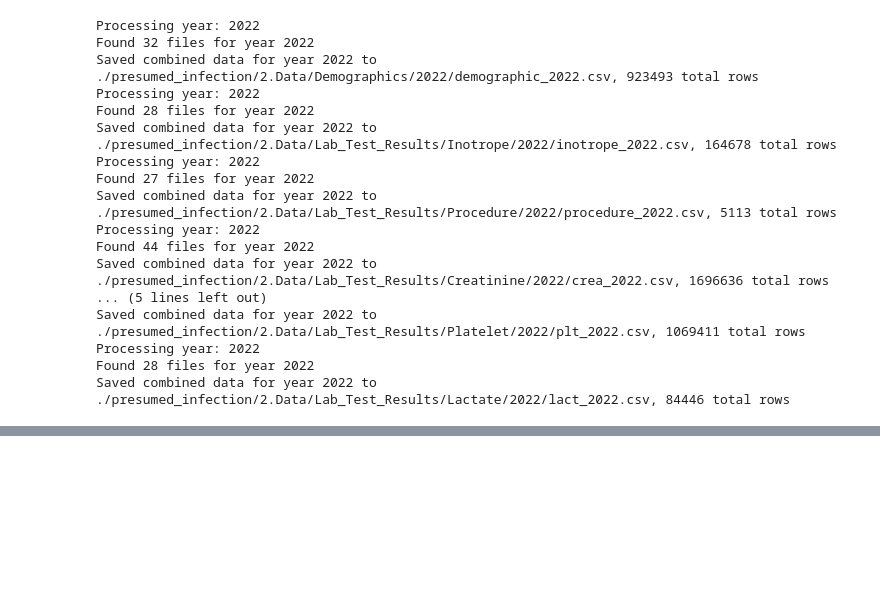
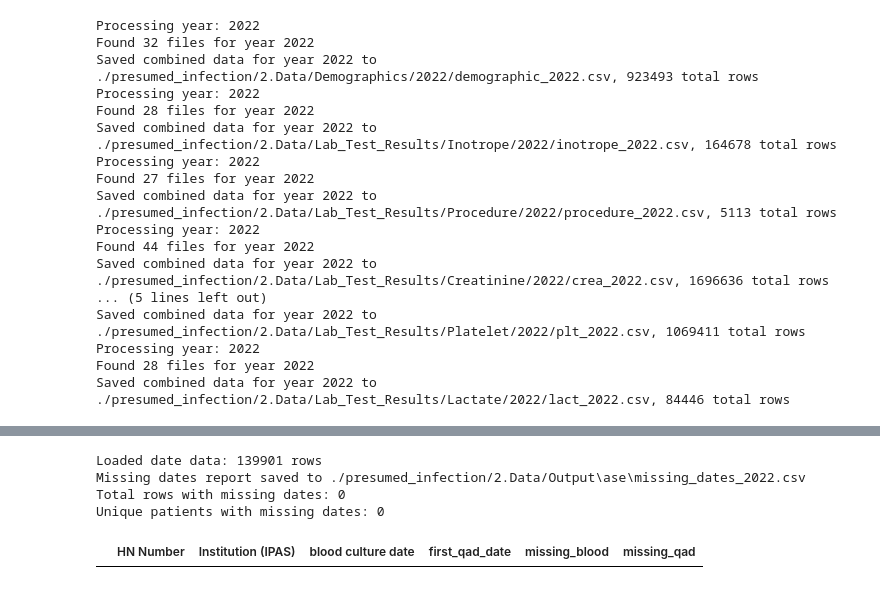
Before and after one commit to Tptpvy/BIOF4001, a Jupyter notebook: ase_filter.ipynb, the cells around one changed output, grey strips where cells are left out. Cells and saved outputs as stored; diff of their text form; code cells hidden in the pictures; blank space fills up the shorter version.

```diff
--- a/ase_filter.ipynb
+++ b/ase_filter.ipynb
@@ -845,0 +863,38 @@ KeyboardInterrupt:
+# %%
+# AI generated code to check for missing dates
+def list_missing_dates(year):
+    """List all HN + Institution pairs with missing blood culture date or first qad date"""
+    DATE_PATH = DATA_PATH + f"Window_Period/bloodculture_filter{year}.csv"
+    date_df = pd.read_csv(DATE_PATH)
+    print(f"Loaded date data: {len(date_df)} rows")
+
+    # Check for missing dates
+    missing_blood = date_df['blood culture date'].isna()
+    missing_qad = date_df['first_qad_date'].isna()
+
+    # Cases where either is missing
+    missing_either = missing_blood | missing_qad
+
+    missing_df = date_df[missing_either][['HN Number', 'Institution (IPAS)', 'blood culture date', 'first_qad_date']].copy()
+
+    # Add flags for which is missing
+    missing_df['missing_blood'] = missing_df['blood culture date'].isna()
+    missing_df['missing_qad'] = missing_df['first_qad_date'].isna()
+
+    output_file = os.path.join(DATA_PATH, 'Output', 'ase', f'missing_dates_{year}.csv')
+    os.makedirs(os.path.dirname(output_file), exist_ok=True)
+
+    missing_df.to_csv(output_file, index=False)
+    print(f"Missing dates report saved to {output_file}")
+    print(f"Total rows with missing dates: {len(missing_df)}")
+    print(f"Unique patients with missing dates: {missing_df[['HN Number', 'Institution (IPAS)']].drop_duplicates().shape[0]}")
+
+    return missing_df
+# %%
+list_missing_dates(2022)
+# %% [output]
+Loaded date data: 139901 rows
+Missing dates report saved to ./presumed_infection/2.Data/Output\ase\missing_dates_2022.csv
+Total rows with missing dates: 0
+Unique patients with missing dates: 0
+|  | HN Number | Institution (IPAS) | blood culture date | first_qad_date | missing_blood | missing_qad |
```
Also changed, not shown: parts of 10 cells of this notebook.
